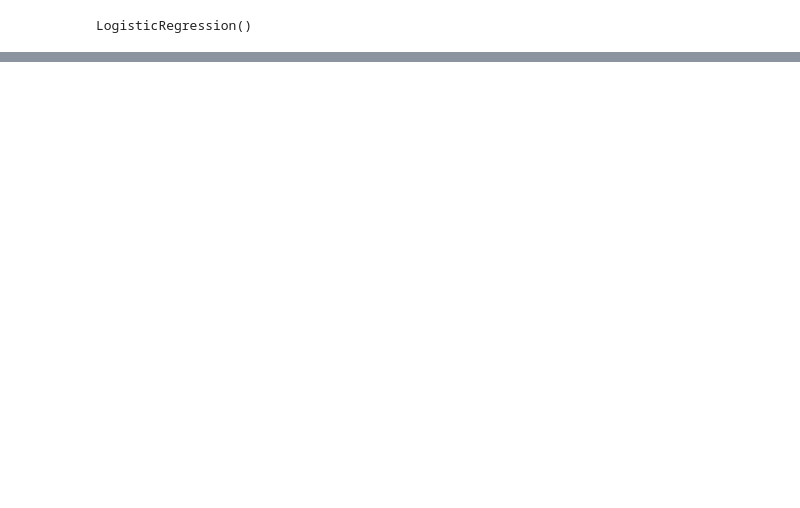
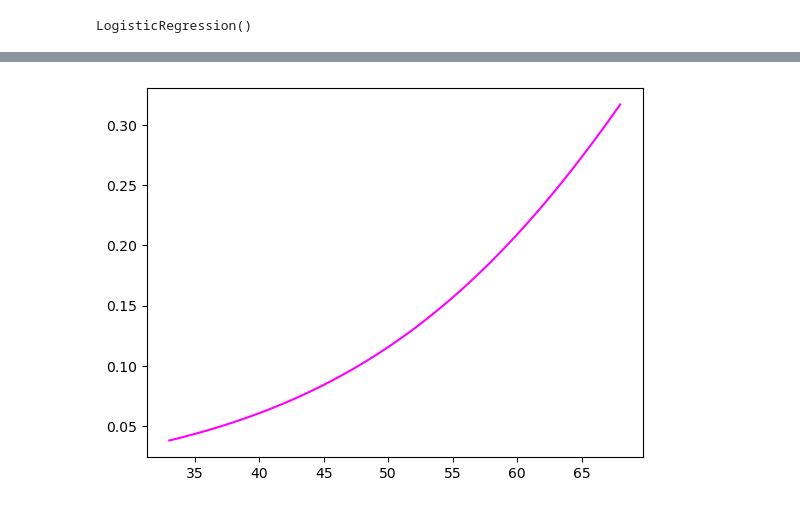
Before and after one commit to crabb-beltran/Analisis_Datos_Unad, a Jupyter notebook: regresion_logistica/script_regresion_logistica.ipynb, the cells around one changed output, grey strips where cells are left out. Saved outputs shown, nothing was run; the diff lists cells and outputs as text; code cells hidden in the pictures; blank space fills up the shorter version.

```diff
--- a/regresion_logistica/script_regresion_logistica.ipynb
+++ b/regresion_logistica/script_regresion_logistica.ipynb
@@ -128,0 +87,11 @@ weighted avg       0.83      0.86      0.81       747
+# %%
+# Gráfica de la curva de regresión logística
+x = np.linspace(X['age'].min(), X['age'].max(), 100).reshape(-1, 1)
+x_df = pd.DataFrame({'age': x[:, 0]})
+x_scaled = scaler.transform(x_df)
+y_prob = modelo.predict_proba(x_scaled)[:, 1]
+# %%
+plt.plot(x, y_prob, color='magenta')
+plt.show()
+# %% [output]
+[figure, added]
```
Also changed, not shown: parts of 18 cells of this notebook, 2 other files.
